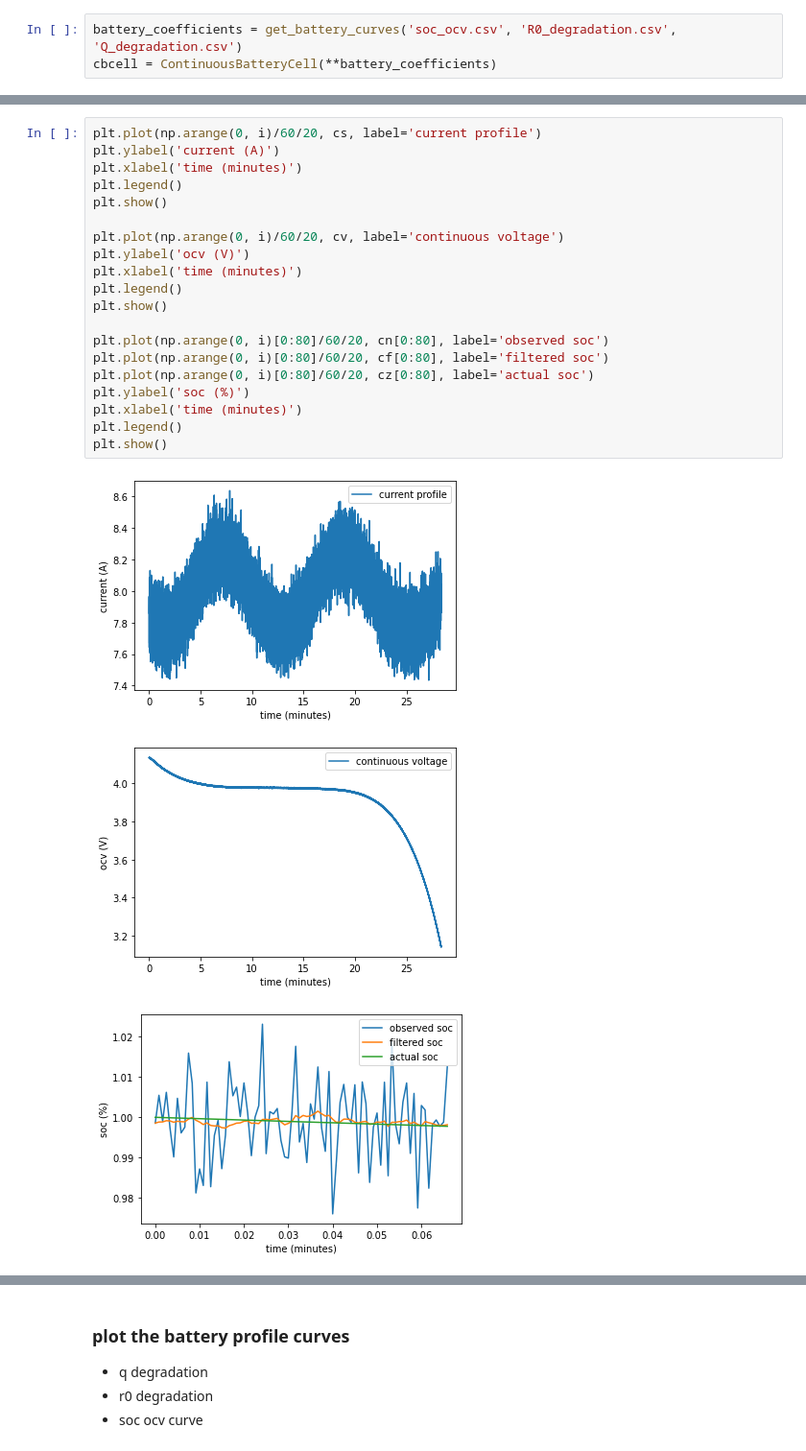
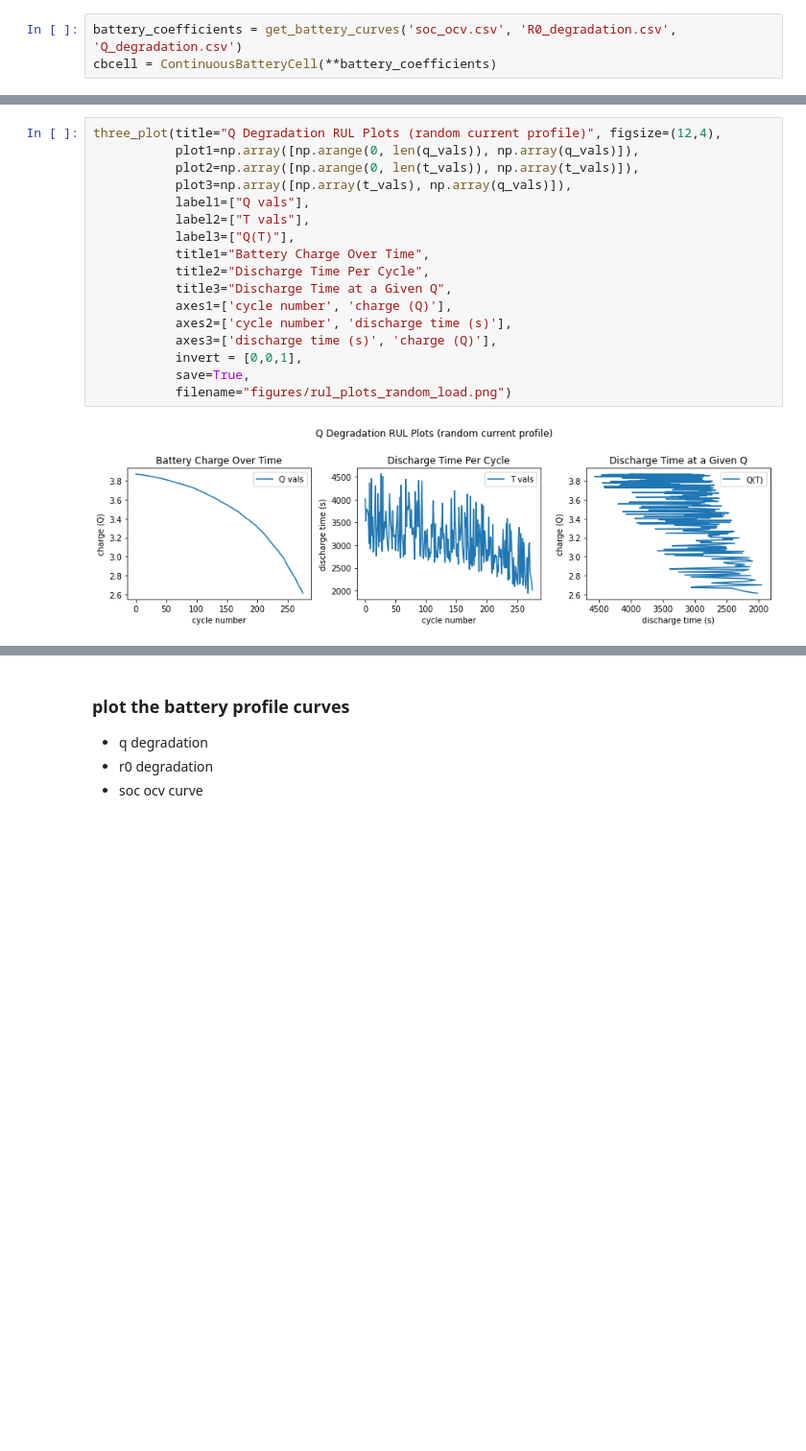
Before and after one commit to hazrmard/AirplaneFaultTolerance, a Jupyter notebook: powertrain.ipynb, the cells around one changed output, grey strips where cells are left out. Shown: that part at 96% size. Cells and saved outputs as stored; diff of their text form; blank space fills up the shorter version.

```diff
--- a/powertrain.ipynb
+++ b/powertrain.ipynb
@@ -235,24 +115,19 @@ ending soc: 0.0276
-# %%
-plt.plot(np.arange(0, i)/60/20, cs, label='current profile')
-plt.ylabel('current (A)')
-plt.xlabel('time (minutes)')
-plt.legend()
-plt.show()
-
-plt.plot(np.arange(0, i)/60/20, cv, label='continuous voltage')
-plt.ylabel('ocv (V)')
-plt.xlabel('time (minutes)')
-plt.legend()
-plt.show()
-
-plt.plot(np.arange(0, i)[0:80]/60/20, cn[0:80], label='observed soc')
-plt.plot(np.arange(0, i)[0:80]/60/20, cf[0:80], label='filtered soc')
-plt.plot(np.arange(0, i)[0:80]/60/20, cz[0:80], label='actual soc')
-plt.ylabel('soc (%)')
-plt.xlabel('time (minutes)')
-plt.legend()
-plt.show()
-# %% [output]
-[figure, removed]
-[figure, removed]
-[figure, removed]
+# %%
+three_plot(title="Q Degradation RUL Plots (random current profile)", figsize=(12,4),
+           plot1=np.array([np.arange(0, len(q_vals)), np.array(q_vals)]),
+           plot2=np.array([np.arange(0, len(t_vals)), np.array(t_vals)]),
+           plot3=np.array([np.array(t_vals), np.array(q_vals)]),
+           label1=["Q vals"],
+           label2=["T vals"],
+           label3=["Q(T)"],
+           title1="Battery Charge Over Time",
+           title2="Discharge Time Per Cycle",
+           title3="Discharge Time at a Given Q",
+           axes1=['cycle number', 'charge (Q)'],
+           axes2=['cycle number', 'discharge time (s)'],
+           axes3=['discharge time (s)', 'charge (Q)'],
+           invert = [0,0,1],
+           save=True,
+           filename="figures/rul_plots_random_load.png")
+# %% [output]
+[figure, added]
```
Also changed, not shown: parts of 14 cells of this notebook.
